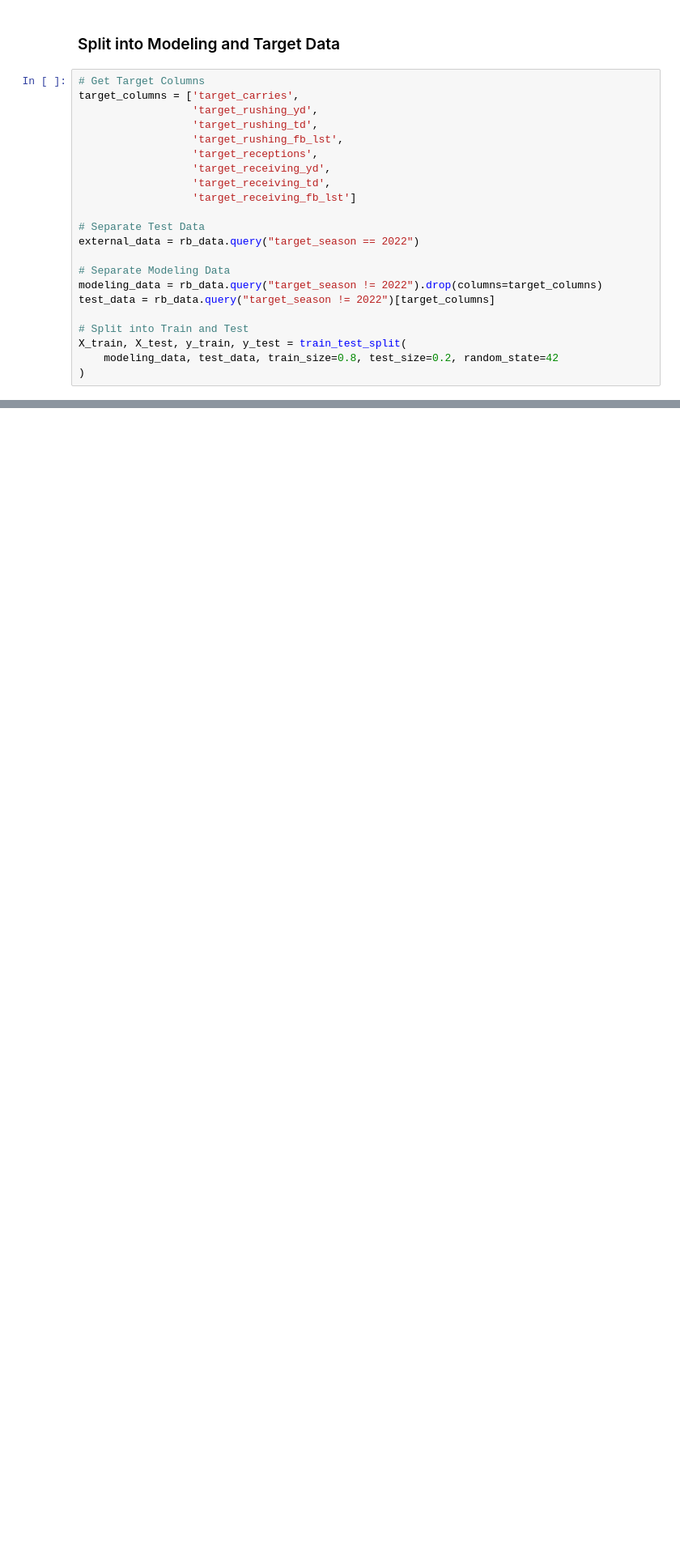
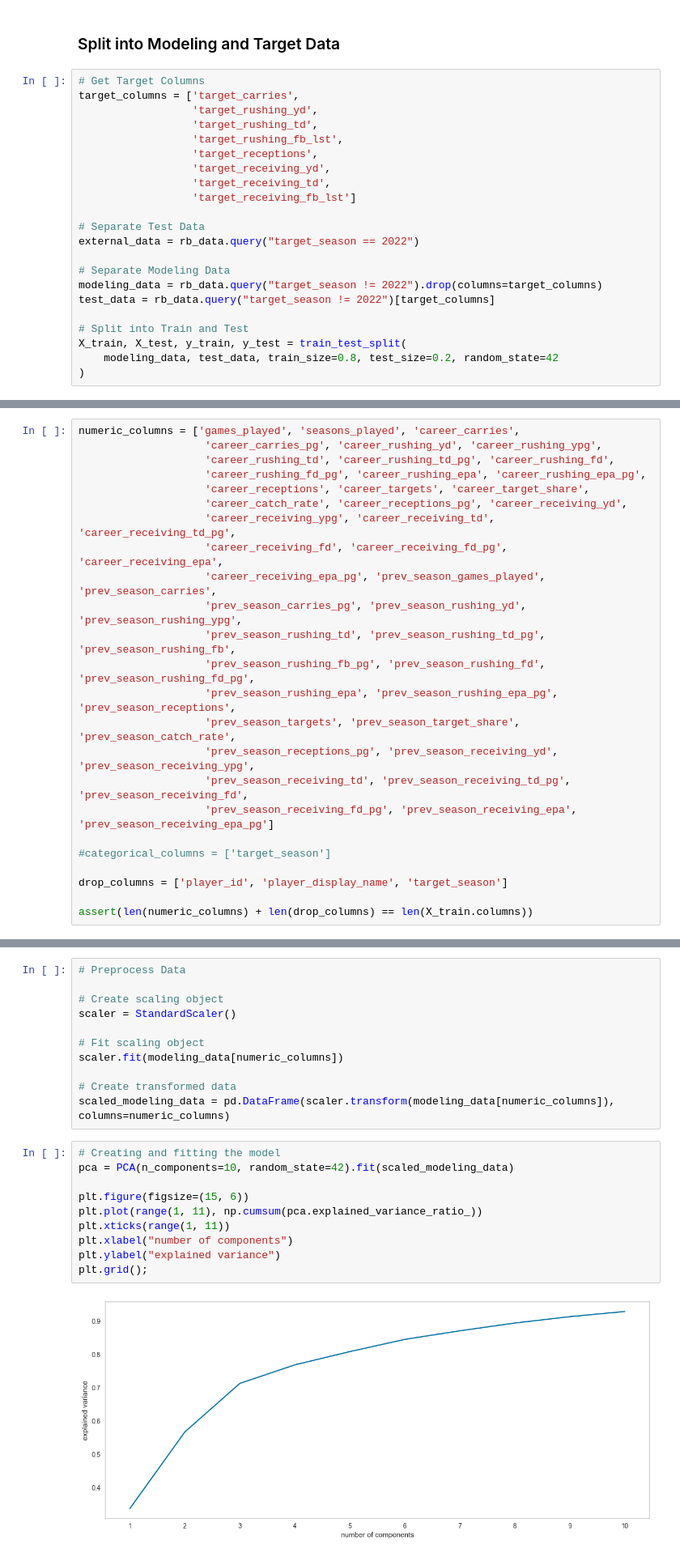
Before and after one commit to dusty736/fantasy_wizard, a Jupyter notebook: Python/rb_season_modeling.ipynb, the cells around one changed output, grey strips where cells are left out. Shown: that part at 81% size. Cells and saved outputs as stored; diff of their text form; blank space fills up the shorter version.

```diff
--- a/Python/rb_season_modeling.ipynb
+++ b/Python/rb_season_modeling.ipynb
@@ -101,0 +126,24 @@ external_data
+# %%
+numeric_columns = ['games_played', 'seasons_played', 'career_carries',
+                    'career_carries_pg', 'career_rushing_yd', 'career_rushing_ypg',
+                    'career_rushing_td', 'career_rushing_td_pg', 'career_rushing_fd',
+                    'career_rushing_fd_pg', 'career_rushing_epa', 'career_rushing_epa_pg',
+                    'career_receptions', 'career_targets', 'career_target_share',
+                    'career_catch_rate', 'career_receptions_pg', 'career_receiving_yd',
+                    'career_receiving_ypg', 'career_receiving_td', 'career_receiving_td_pg',
+                    'career_receiving_fd', 'career_receiving_fd_pg', 'career_receiving_epa',
+                    'career_receiving_epa_pg', 'prev_season_games_played', 'prev_season_carries',
+                    'prev_season_carries_pg', 'prev_season_rushing_yd', 'prev_season_rushing_ypg',
+                    'prev_season_rushing_td', 'prev_season_rushing_td_pg', 'prev_season_rushing_fb',
+                    'prev_season_rushing_fb_pg', 'prev_season_rushing_fd', 'prev_season_rushing_fd_pg',
+                    'prev_season_rushing_epa', 'prev_season_rushing_epa_pg', 'prev_season_receptions',
+                    'prev_season_targets', 'prev_season_target_share', 'prev_season_catch_rate',
+                    'prev_season_receptions_pg', 'prev_season_receiving_yd', 'prev_season_receiving_ypg',
+                    'prev_season_receiving_td', 'prev_season_receiving_td_pg', 'prev_season_receiving_fd',
+                    'prev_season_receiving_fd_pg', 'prev_season_receiving_epa', 'prev_season_receiving_epa_pg']
+
+#categorical_columns = ['target_season']
+
+drop_columns = ['player_id', 'player_display_name', 'target_season']
+
+assert(len(numeric_columns) + len(drop_columns) == len(X_train.columns))
@@ -101,0 +154,23 @@ external_data
+# %%
+# Preprocess Data
+
+# Create scaling object
+scaler = StandardScaler()
+
+# Fit scaling object
+scaler.fit(modeling_data[numeric_columns])
+
+# Create transformed data
+scaled_modeling_data = pd.DataFrame(scaler.transform(modeling_data[numeric_columns]), columns=numeric_columns)
+# %%
+# Creating and fitting the model
+pca = PCA(n_components=10, random_state=42).fit(scaled_modeling_data)
+
+plt.figure(figsize=(15, 6))
+plt.plot(range(1, 11), np.cumsum(pca.explained_variance_ratio_))
+plt.xticks(range(1, 11))
+plt.xlabel("number of components")
+plt.ylabel("explained variance")
+plt.grid();
+# %% [output]
+[figure, added]
```
Also changed, not shown: parts of 52 cells of this notebook.
